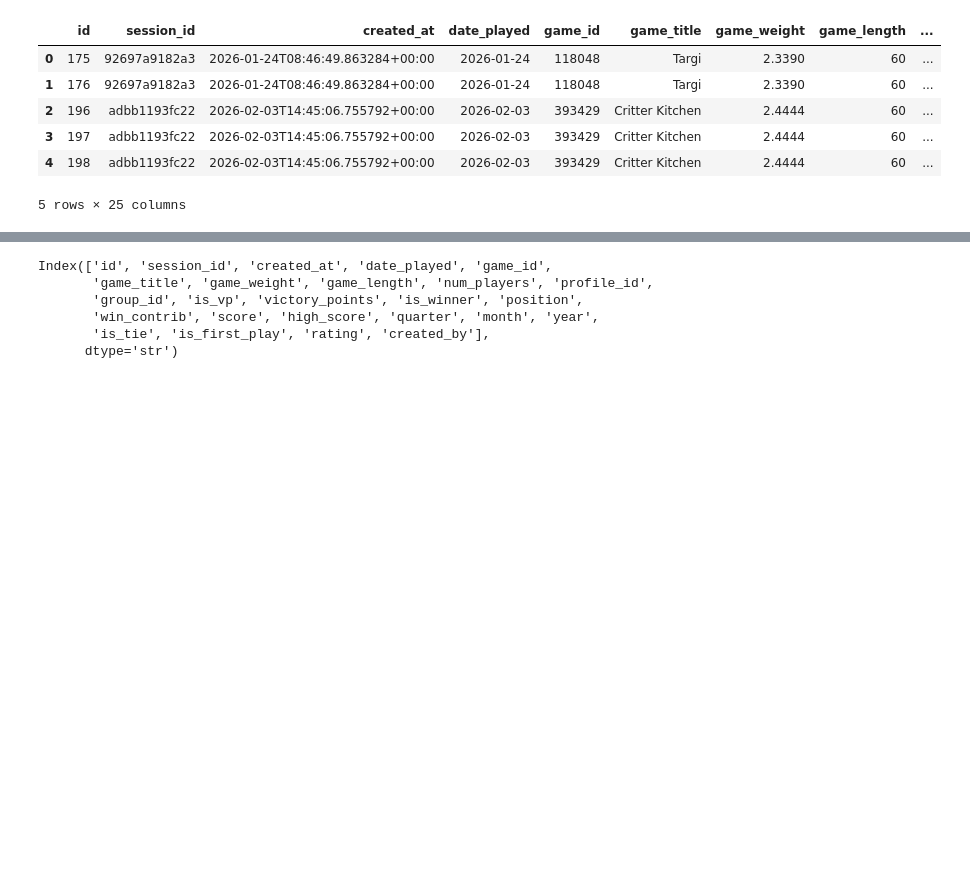
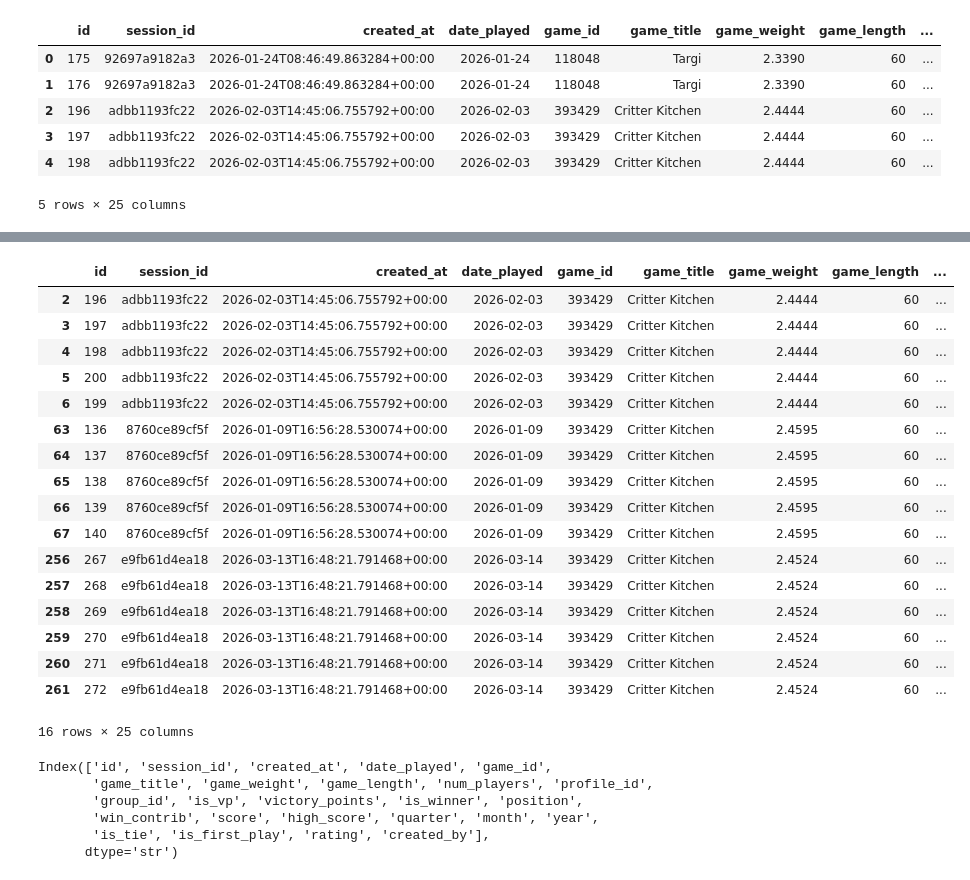
Before and after one commit to minimartzz/bg-reco, a Jupyter notebook: notebooks/model_training.ipynb, the cells around one changed output, grey strips where cells are left out. Drawn from its saved outputs; the diff is of its cells as text; code cells hidden in the pictures; blank space fills up the shorter version.

```diff
--- a/notebooks/model_training.ipynb
+++ b/notebooks/model_training.ipynb
@@ -131,3 +163,24 @@ records.head()
+# %%
+records[records['game_id'] == 393429]
+# %% [output]
+|  | id | session_id | created_at | date_played | game_id | game_title | game_weight | game_length | ... |
+| 2 | 196 | adbb1193fc22 | 2026-02-03T14:45:06.755792+00:00 | 2026-02-03 | 393429 | Critter Kitchen | 2.4444 | 60 | ... |
+| 3 | 197 | adbb1193fc22 | 2026-02-03T14:45:06.755792+00:00 | 2026-02-03 | 393429 | Critter Kitchen | 2.4444 | 60 | ... |
+| 4 | 198 | adbb1193fc22 | 2026-02-03T14:45:06.755792+00:00 | 2026-02-03 | 393429 | Critter Kitchen | 2.4444 | 60 | ... |
+| 5 | 200 | adbb1193fc22 | 2026-02-03T14:45:06.755792+00:00 | 2026-02-03 | 393429 | Critter Kitchen | 2.4444 | 60 | ... |
+| 6 | 199 | adbb1193fc22 | 2026-02-03T14:45:06.755792+00:00 | 2026-02-03 | 393429 | Critter Kitchen | 2.4444 | 60 | ... |
+| 63 | 136 | 8760ce89cf5f | 2026-01-09T16:56:28.530074+00:00 | 2026-01-09 | 393429 | Critter Kitchen | 2.4595 | 60 | ... |
+| 64 | 137 | 8760ce89cf5f | 2026-01-09T16:56:28.530074+00:00 | 2026-01-09 | 393429 | Critter Kitchen | 2.4595 | 60 | ... |
+| 65 | 138 | 8760ce89cf5f | 2026-01-09T16:56:28.530074+00:00 | 2026-01-09 | 393429 | Critter Kitchen | 2.4595 | 60 | ... |
+| 66 | 139 | 8760ce89cf5f | 2026-01-09T16:56:28.530074+00:00 | 2026-01-09 | 393429 | Critter Kitchen | 2.4595 | 60 | ... |
+| 67 | 140 | 8760ce89cf5f | 2026-01-09T16:56:28.530074+00:00 | 2026-01-09 | 393429 | Critter Kitchen | 2.4595 | 60 | ... |
+| 256 | 267 | e9fb61d4ea18 | 2026-03-13T16:48:21.791468+00:00 | 2026-03-14 | 393429 | Critter Kitchen | 2.4524 | 60 | ... |
+| 257 | 268 | e9fb61d4ea18 | 2026-03-13T16:48:21.791468+00:00 | 2026-03-14 | 393429 | Critter Kitchen | 2.4524 | 60 | ... |
+| 258 | 269 | e9fb61d4ea18 | 2026-03-13T16:48:21.791468+00:00 | 2026-03-14 | 393429 | Critter Kitchen | 2.4524 | 60 | ... |
+| 259 | 270 | e9fb61d4ea18 | 2026-03-13T16:48:21.791468+00:00 | 2026-03-14 | 393429 | Critter Kitchen | 2.4524 | 60 | ... |
+| 260 | 271 | e9fb61d4ea18 | 2026-03-13T16:48:21.791468+00:00 | 2026-03-14 | 393429 | Critter Kitchen | 2.4524 | 60 | ... |
+| 261 | 272 | e9fb61d4ea18 | 2026-03-13T16:48:21.791468+00:00 | 2026-03-14 | 393429 | Critter Kitchen | 2.4524 | 60 | ... |
+16 rows × 25 columns
 # %%
 records.columns
 # %% [output]
```
Also changed, not shown: parts of 8 cells of this notebook, 5 other files.
